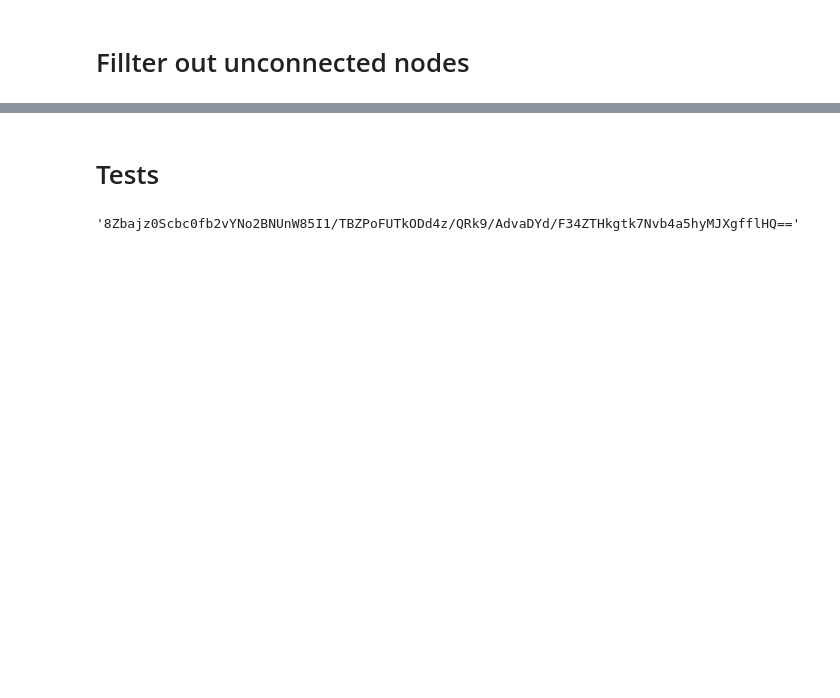
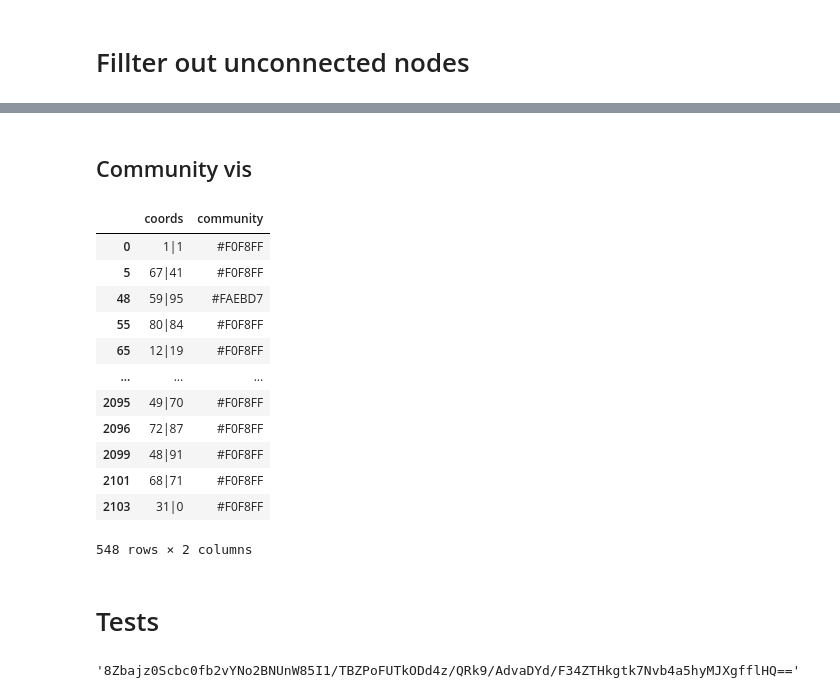
Before and after one commit to WojciechTyczynski/re-place-2022, a Jupyter notebook: connected_graph.ipynb, the cells around one changed output, grey strips where cells are left out. Drawn from its saved outputs; the diff is of its cells as text; code cells hidden in the pictures; blank space fills up the shorter version.

```diff
--- a/connected_graph.ipynb
+++ b/connected_graph.ipynb
@@ -119,0 +218,2 @@ state.draw(output="football-sbm-fit.pdf",vertex_font_size=0.4, vertex_text=v_con
+# %% [markdown]
+## Community vis
@@ -119,0 +226,16 @@ state.draw(output="football-sbm-fit.pdf",vertex_font_size=0.4, vertex_text=v_con
+# %%
+df_vis
+# %% [output]
+|  | coords | community |
+| 0 | 1|1 | #F0F8FF |
+| 5 | 67|41 | #F0F8FF |
+| 48 | 59|95 | #FAEBD7 |
+| 55 | 80|84 | #F0F8FF |
+| 65 | 12|19 | #F0F8FF |
+| ... | ... | ... |
+| 2095 | 49|70 | #F0F8FF |
+| 2096 | 72|87 | #F0F8FF |
+| 2099 | 48|91 | #F0F8FF |
+| 2101 | 68|71 | #F0F8FF |
+| 2103 | 31|0 | #F0F8FF |
+548 rows × 2 columns
```
Also changed, not shown: parts of 53 cells of this notebook.
